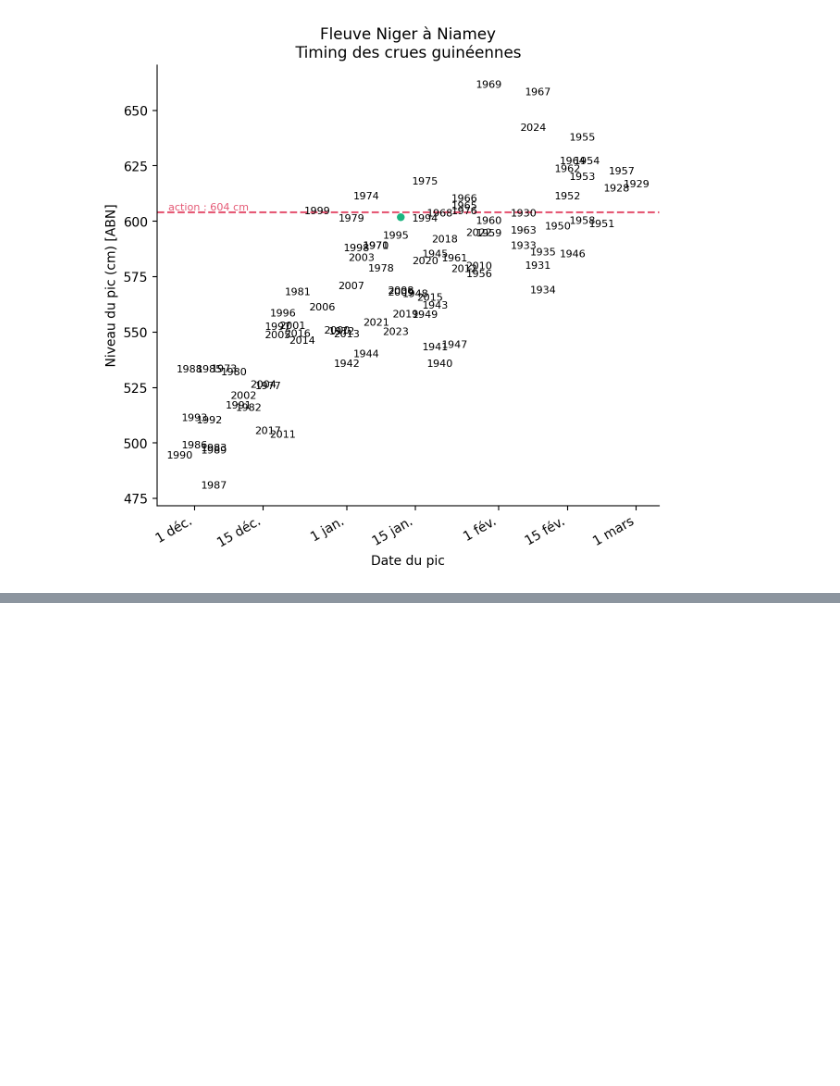
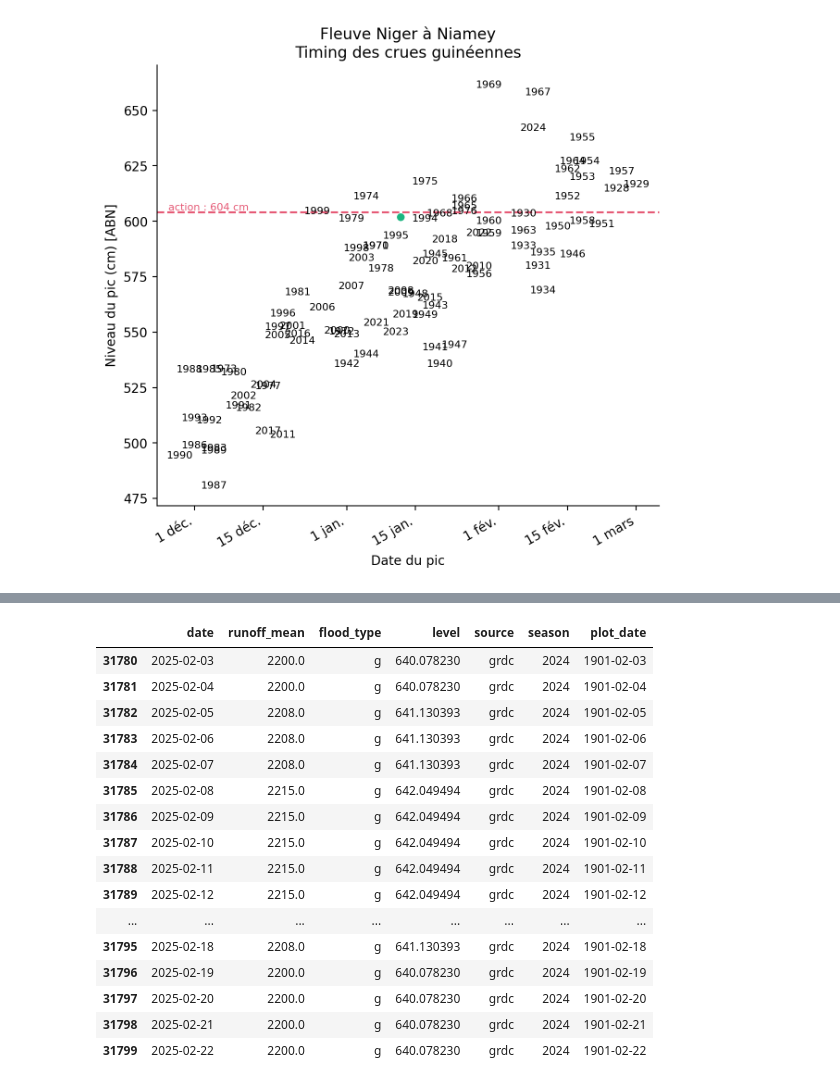
Before and after one commit to OCHA-DAP/pa-aa-ner-flooding, a Jupyter notebook: exploration/2025/activation_plot_2025.ipynb, the cells around one changed output, grey strips where cells are left out. Saved outputs shown, nothing was run; the diff lists cells and outputs as text; code cells hidden in the pictures; blank space fills up the shorter version.

```diff
--- a/exploration/2025/activation_plot_2025.ipynb
+++ b/exploration/2025/activation_plot_2025.ipynb
@@ -441,0 +474,20 @@ ax.spines["right"].set_visible(False)
+# %%
+gui_df[(gui_df["season"] == 2024) & (gui_df["level"] >= 640)]
+# %% [output]
+|  | date | runoff_mean | flood_type | level | source | season | plot_date |
+| 31780 | 2025-02-03 | 2200.0 | g | 640.078230 | grdc | 2024 | 1901-02-03 |
+| 31781 | 2025-02-04 | 2200.0 | g | 640.078230 | grdc | 2024 | 1901-02-04 |
+| 31782 | 2025-02-05 | 2208.0 | g | 641.130393 | grdc | 2024 | 1901-02-05 |
+| 31783 | 2025-02-06 | 2208.0 | g | 641.130393 | grdc | 2024 | 1901-02-06 |
+| 31784 | 2025-02-07 | 2208.0 | g | 641.130393 | grdc | 2024 | 1901-02-07 |
+| 31785 | 2025-02-08 | 2215.0 | g | 642.049494 | grdc | 2024 | 1901-02-08 |
+| 31786 | 2025-02-09 | 2215.0 | g | 642.049494 | grdc | 2024 | 1901-02-09 |
+| 31787 | 2025-02-10 | 2215.0 | g | 642.049494 | grdc | 2024 | 1901-02-10 |
+| 31788 | 2025-02-11 | 2215.0 | g | 642.049494 | grdc | 2024 | 1901-02-11 |
+| 31789 | 2025-02-12 | 2215.0 | g | 642.049494 | grdc | 2024 | 1901-02-12 |
+| ... | ... | ... | ... | ... | ... | ... | ... |
+| 31795 | 2025-02-18 | 2208.0 | g | 641.130393 | grdc | 2024 | 1901-02-18 |
+| 31796 | 2025-02-19 | 2200.0 | g | 640.078230 | grdc | 2024 | 1901-02-19 |
+| 31797 | 2025-02-20 | 2200.0 | g | 640.078230 | grdc | 2024 | 1901-02-20 |
+| 31798 | 2025-02-21 | 2200.0 | g | 640.078230 | grdc | 2024 | 1901-02-21 |
+| 31799 | 2025-02-22 | 2200.0 | g | 640.078230 | grdc | 2024 | 1901-02-22 |
```
Also changed, not shown: parts of 6 cells of this notebook, 8 other files.
